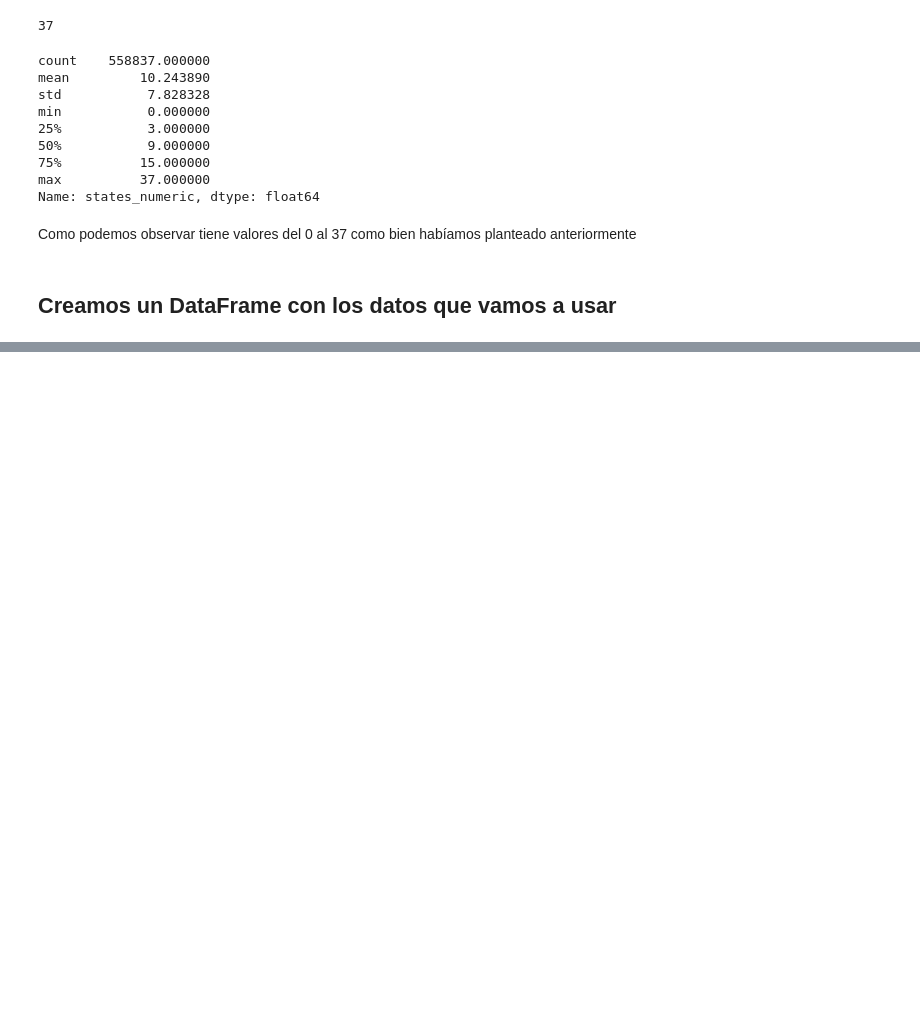
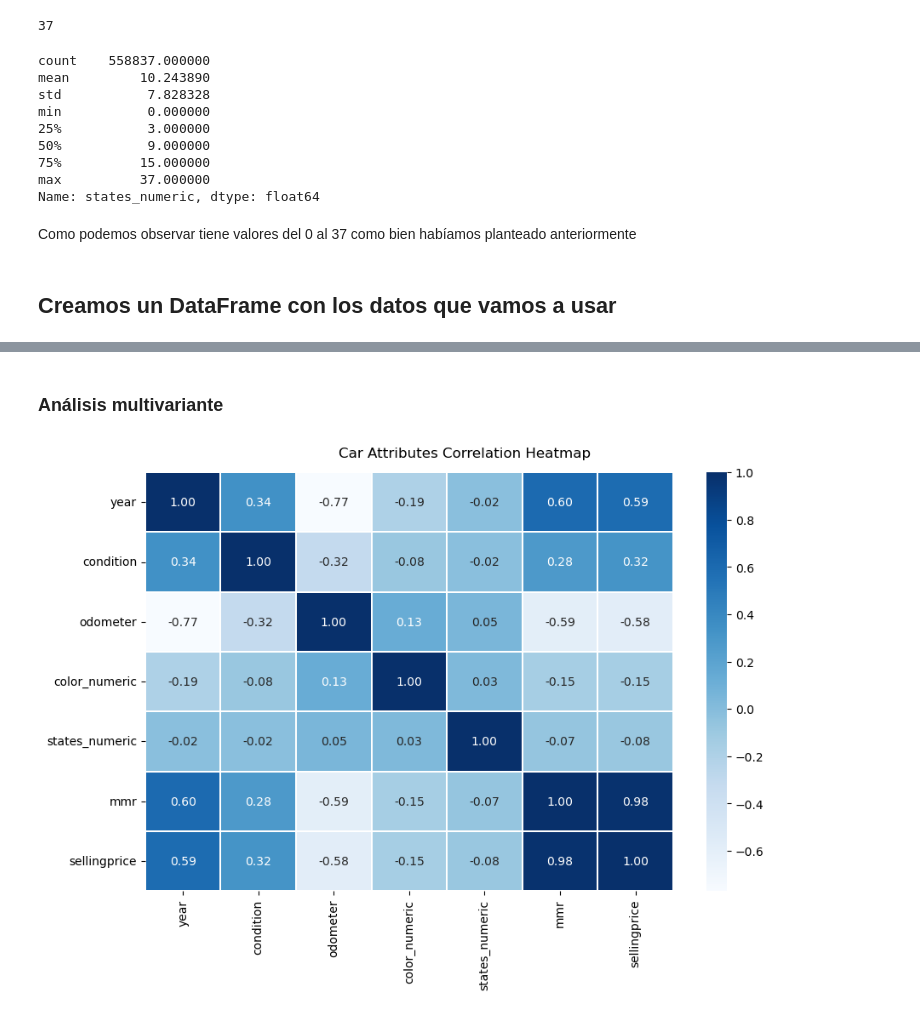
Before and after one commit to Godiefra/EDA-Coches, a Jupyter notebook: EDA-Coches.ipynb, the cells around one changed output, grey strips where cells are left out. Cells and saved outputs as stored; diff of their text form; code cells hidden in the pictures; blank space fills up the shorter version.

Commit message:
Analysis univariant and multi

```diff
--- a/EDA-Coches.ipynb
+++ b/EDA-Coches.ipynb
@@ -178,0 +247,12 @@ car_df = df[['year','condition','odometer','mmr','sellingprice','color_numeric']
+# %% [markdown]
+### Análisis multivariante
+# %%
+# Visualizamos las correlaciones
+f, ax = plt.subplots(figsize=(10, 6))
+corr = cars.corr()
+hm = sns.heatmap(round(corr,2), annot=True, ax=ax, cmap="Blues",fmt='.2f',
+            linewidths=.05)
+f.subplots_adjust(top=0.93)
+t = f.suptitle('Car Attributes Correlation Heatmap', fontsize=12)
+# %% [output]
+[figure, added]
```
Also changed, not shown: parts of 12 cells of this notebook.
